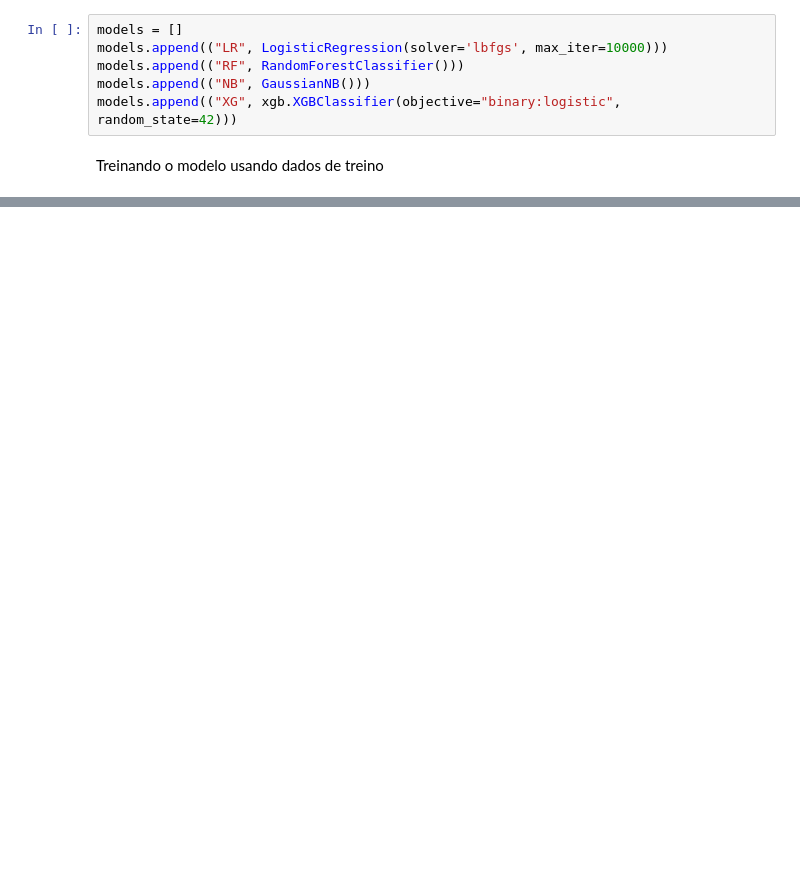
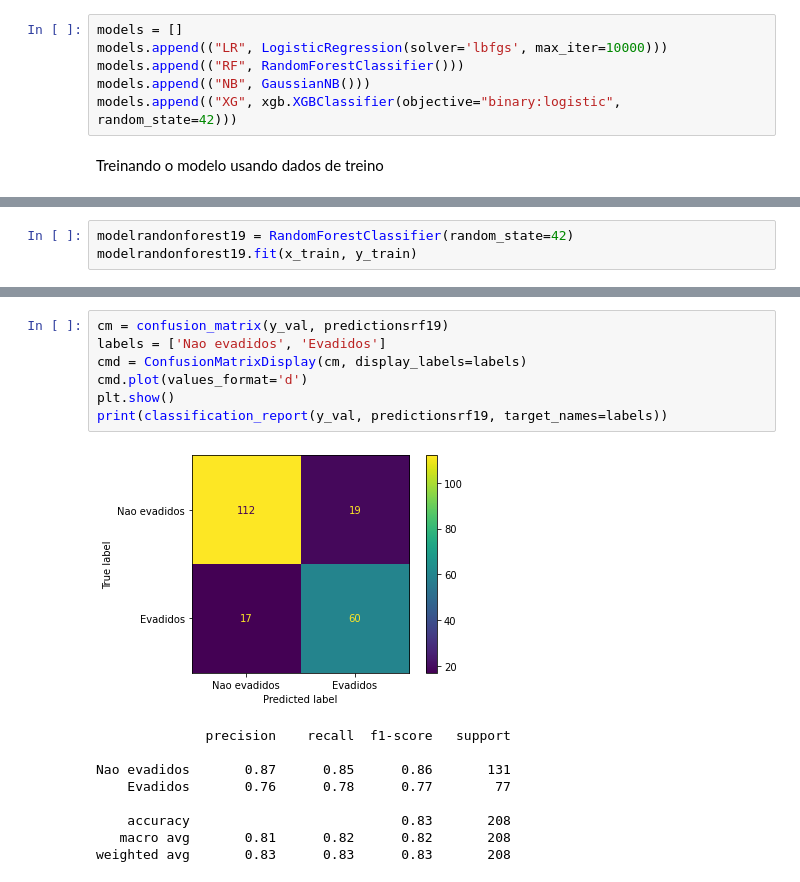
Before and after one commit to marlonandersonsilva/evasaomlmestrado, a Jupyter notebook: Aplicação_R_Logistica,Naise_Bayer,RandonForest,Xgboost.ipynb, the cells around one changed output, grey strips where cells are left out. Cells and saved outputs as stored; diff of their text form; blank space fills up the shorter version.

```diff
--- a/Aplicação_R_Logistica,Naise_Bayer,RandonForest,Xgboost.ipynb
+++ b/Aplicação_R_Logistica,Naise_Bayer,RandonForest,Xgboost.ipynb
@@ -1444,0 +1074,3 @@ Curva ROC
+# %%
+modelrandonforest19 = RandomForestClassifier(random_state=42)
+modelrandonforest19.fit(x_train, y_train)
@@ -1444,0 +1118,17 @@ Curva ROC
+# %%
+cm = confusion_matrix(y_val, predictionsrf19)
+labels = ['Nao evadidos', 'Evadidos']
+cmd = ConfusionMatrixDisplay(cm, display_labels=labels)
+cmd.plot(values_format='d')
+plt.show()
+print(classification_report(y_val, predictionsrf19, target_names=labels))
+# %% [output]
+[figure, added]
+              precision    recall  f1-score   support
+
+Nao evadidos       0.87      0.85      0.86       131
+    Evadidos       0.76      0.78      0.77        77
+
+    accuracy                           0.83       208
+   macro avg       0.81      0.82      0.82       208
+weighted avg       0.83      0.83      0.83       208
```
Also changed, not shown: parts of 166 cells of this notebook.
